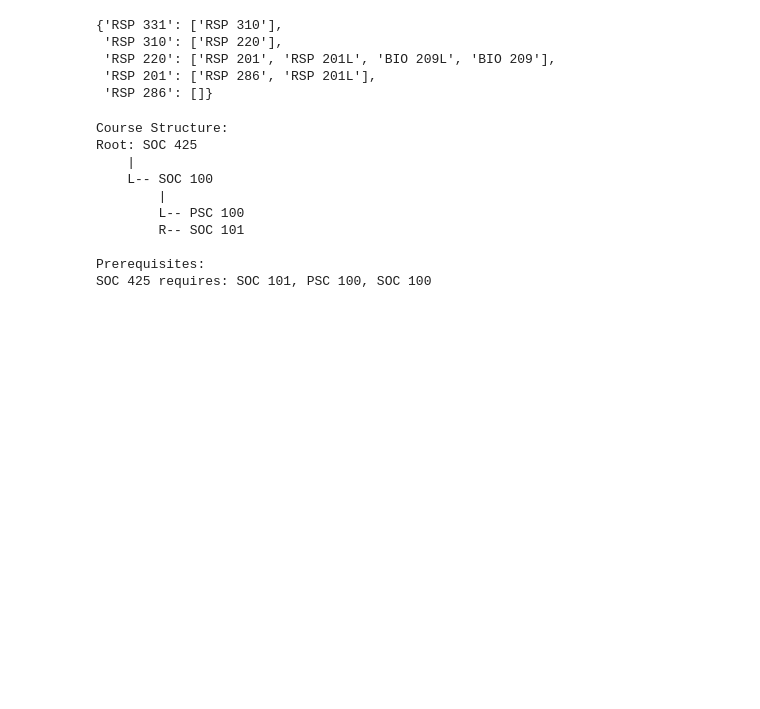
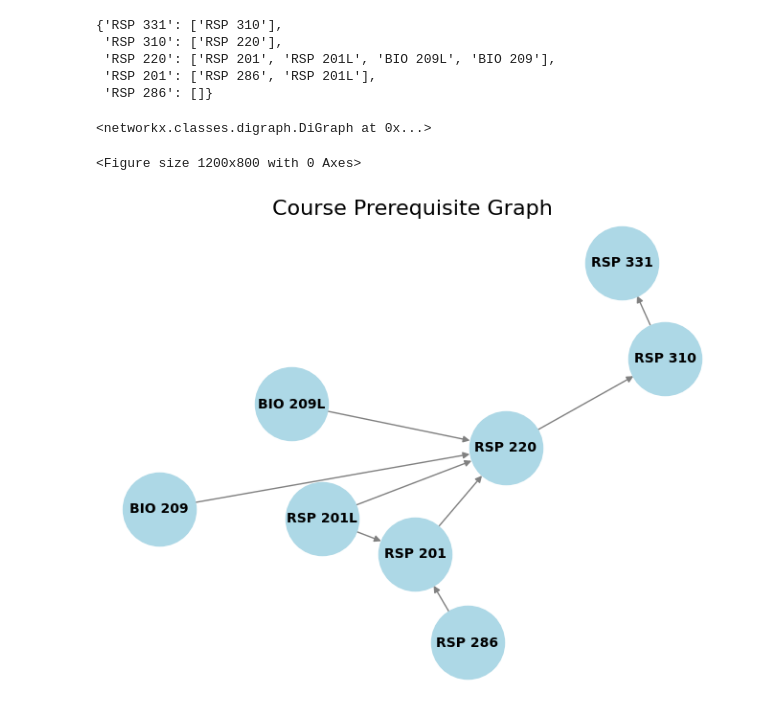
Before and after one commit to TempGaurab/NKU-CourseNav, a Jupyter notebook: Data_Collection/graph.ipynb, the cells around one changed output. Saved outputs shown, nothing was run; the diff lists cells and outputs as text; code cells hidden in the pictures; blank space fills up the shorter version.

Commit message:
TOFIX: get a working graph

```diff
--- a/Data_Collection/graph.ipynb
+++ b/Data_Collection/graph.ipynb
@@ -56,17 +10,0 @@ prerequisites = {
-# %%
-root = build_tree(prerequisites)
-print("Course Structure:")
-print_tree(root)
-print("\nPrerequisites:")
-print_prerequisites(prerequisites)
-# %% [output]
-Course Structure:
-Root: SOC 425
-    |
-    L-- SOC 100
-        |
-        L-- PSC 100
-        R-- SOC 101
-
-Prerequisites:
-SOC 425 requires: SOC 101, PSC 100, SOC 100
@@ -72,0 +14,35 @@ SOC 425 requires: SOC 101, PSC 100, SOC 100
+# %%
+G = nx.DiGraph()
+G
+# %% [output]
+<networkx.classes.digraph.DiGraph at 0x...>
+# %%
+for course, prereqs in data.items():
+    if not prereqs:
+        G.add_node(course)
+    else:
+        for prereq in prereqs:
+            G.add_edge(prereq, course)
+# %%
+# Set up the plot
+plt.figure(figsize=(12, 8))
+
+# Create a layout for the graph
+pos = nx.spring_layout(G)
+# %% [output]
+<Figure size 1200x800 with 0 Axes>
+# %%
+# Draw the graph
+nx.draw(G, pos, with_labels=True, node_color='lightblue',
+        node_size=3000, font_size=10, font_weight='bold',
+        arrows=True, edge_color='gray')
+
+# Add a title
+plt.title("Course Prerequisite Graph", fontsize=16)
+
+# Show the plot
+plt.tight_layout()
+plt.axis('off')
+plt.show()
+# %% [output]
+[figure, added]
```
Also changed, not shown: parts of 4 cells of this notebook, 2 other files.
